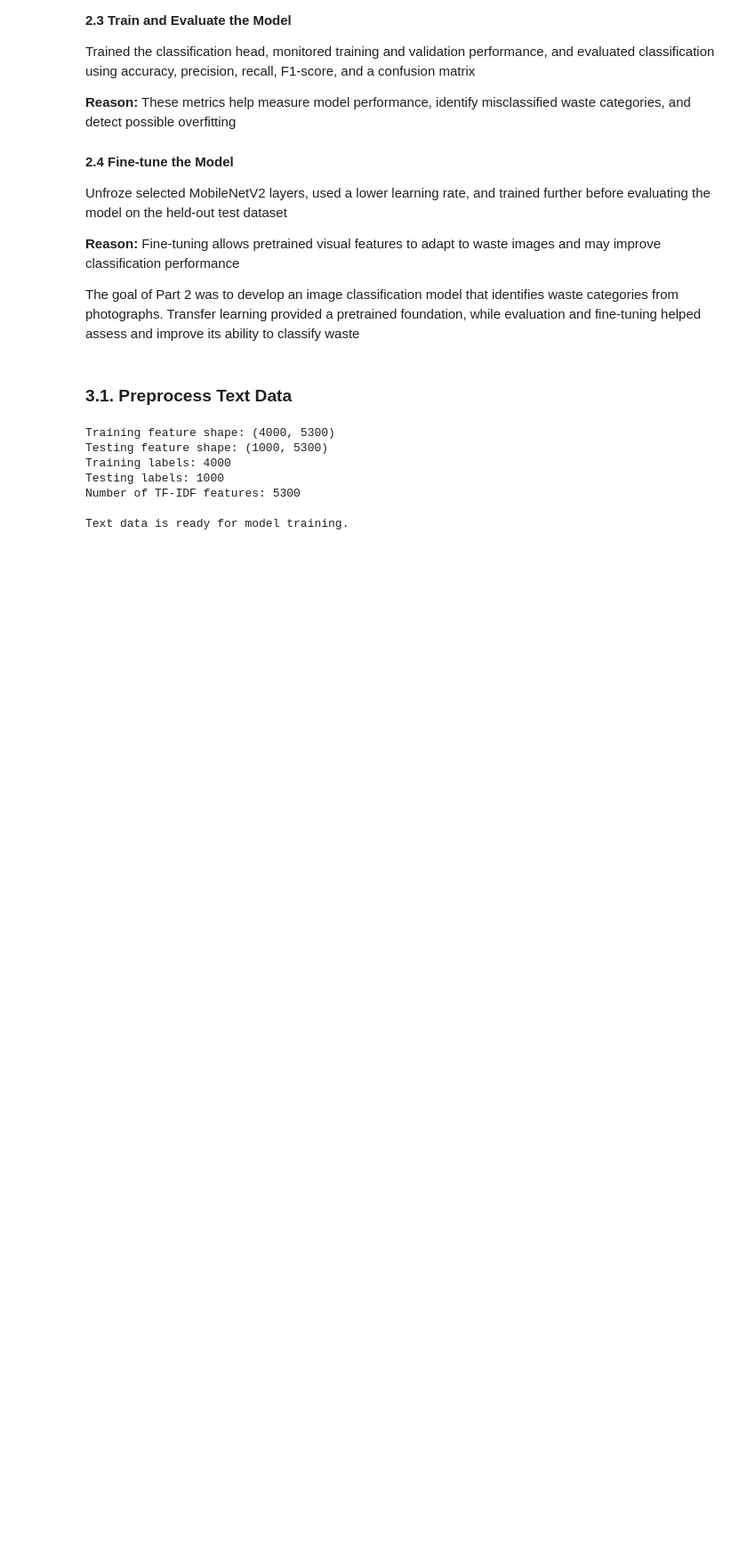
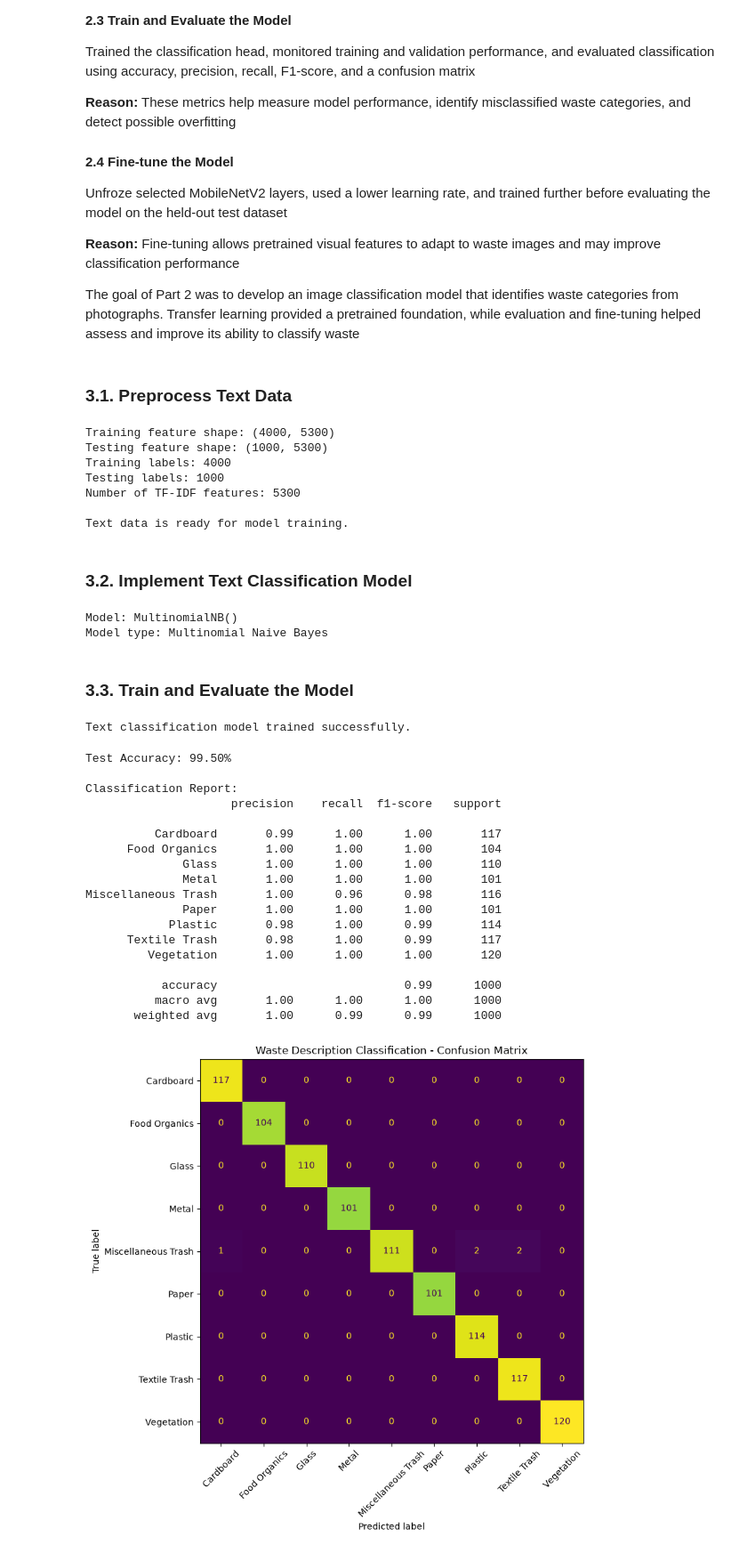
Before and after one commit to ngunjirikevin/ecosort-waste-management, a Jupyter notebook: waste_management.ipynb, the cells around one changed output. Shown at 89% size. Drawn from its saved outputs; the diff is of its cells as text; code cells hidden in the pictures; blank space fills up the shorter version.

Commit message:
feat: build the waste description classifier and evaluate it

```diff
--- a/waste_management.ipynb
+++ b/waste_management.ipynb
@@ -1627,3 +1627,75 @@ Testing labels: 1000
 Number of TF-IDF features: 5300
 
 Text data is ready for model training.
+# %% [markdown]
+### 3.2. Implement Text Classification Model
+# %%
+from sklearn.naive_bayes import MultinomialNB
+
+# Initialize the text classification model
+text_model = MultinomialNB()
+
+# Display the model configuration
+print("Model:", text_model)
+print("Model type: Multinomial Naive Bayes")
+# %% [output]
+Model: MultinomialNB()
+Model type: Multinomial Naive Bayes
+# %% [markdown]
+### 3.3. Train and Evaluate the Model
+# %%
+# Fit the model using training features and their correct categories
+text_model.fit(X_train_tfidf, y_train)
+
+print("Text classification model trained successfully.")
+# %% [output]
+Text classification model trained successfully.
+# %%
+# Evaluate the model on unseen test data
+
+# Generate predictions for the test descriptions
+y_pred = text_model.predict(X_test_tfidf)
+
+# Calculate accuracy
+text_accuracy = accuracy_score(y_test, y_pred)
+print(f"Test Accuracy: {text_accuracy:.2%}")
+
+# Display precision, recall, and F1-score for each category
+print("\nClassification Report:")
+print(classification_report(y_test, y_pred, zero_division=0))
+
+# Generate and plot the confusion matrix
+labels = sorted(set(y_test) | set(y_pred))
+
+cm = confusion_matrix(y_test, y_pred, labels=labels)
+
+display = ConfusionMatrixDisplay(
+    confusion_matrix=cm,
+    display_labels=labels
+)
+
+fig, ax = plt.subplots(figsize=(10, 8))
+display.plot(ax=ax, xticks_rotation=45, values_format="d", colorbar=False)
+plt.title("Waste Description Classification - Confusion Matrix")
+plt.tight_layout()
+plt.show()
+# %% [output]
+Test Accuracy: 99.50%
+
+Classification Report:
+                     precision    recall  f1-score   support
+
+          Cardboard       0.99      1.00      1.00       117
+      Food Organics       1.00      1.00      1.00       104
+              Glass       1.00      1.00      1.00       110
+              Metal       1.00      1.00      1.00       101
+Miscellaneous Trash       1.00      0.96      0.98       116
+              Paper       1.00      1.00      1.00       101
+            Plastic       0.98      1.00      0.99       114
+      Textile Trash       0.98      1.00      0.99       117
+         Vegetation       1.00      1.00      1.00       120
+
+           accuracy                           0.99      1000
+          macro avg       1.00      1.00      1.00      1000
+       weighted avg       1.00      0.99      0.99      1000
+[figure, added]
```
Also changed, not shown: parts of 3 cells of this notebook.
